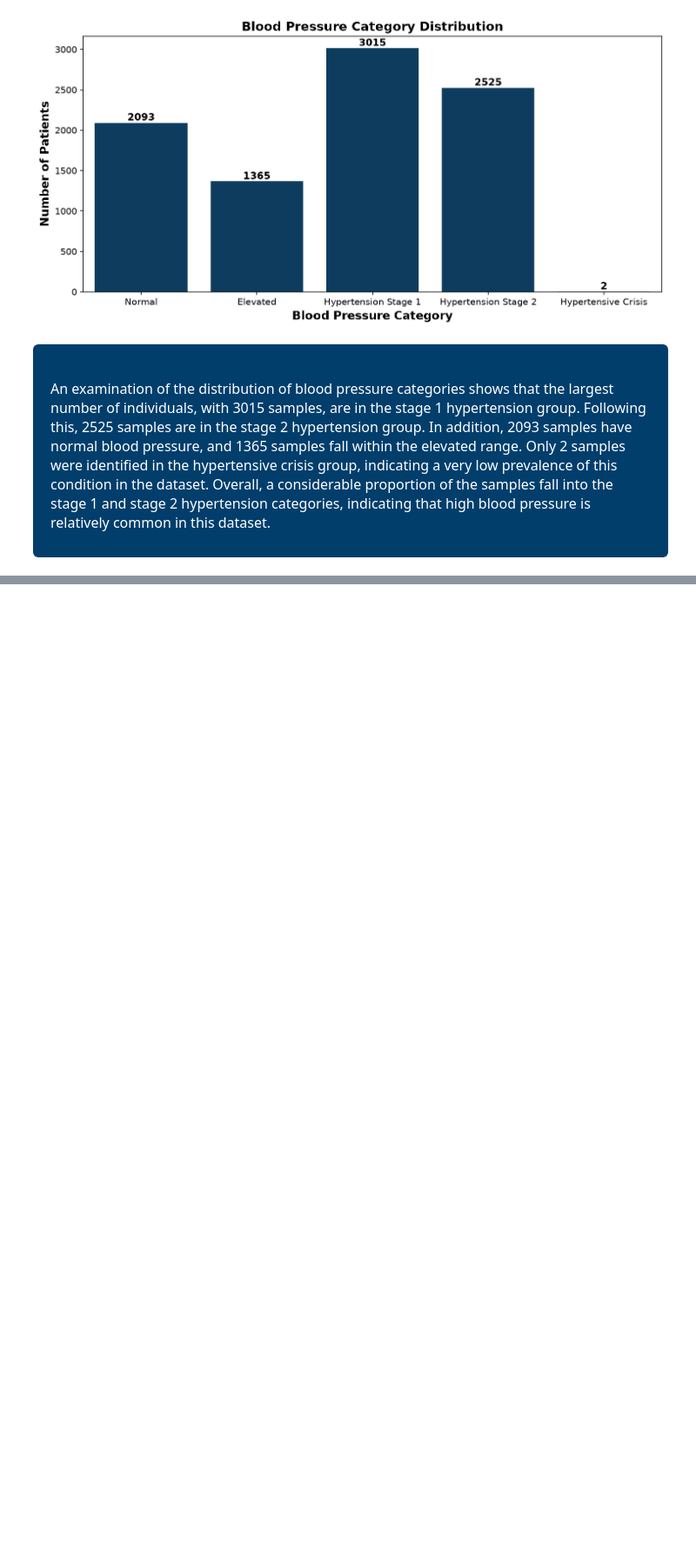
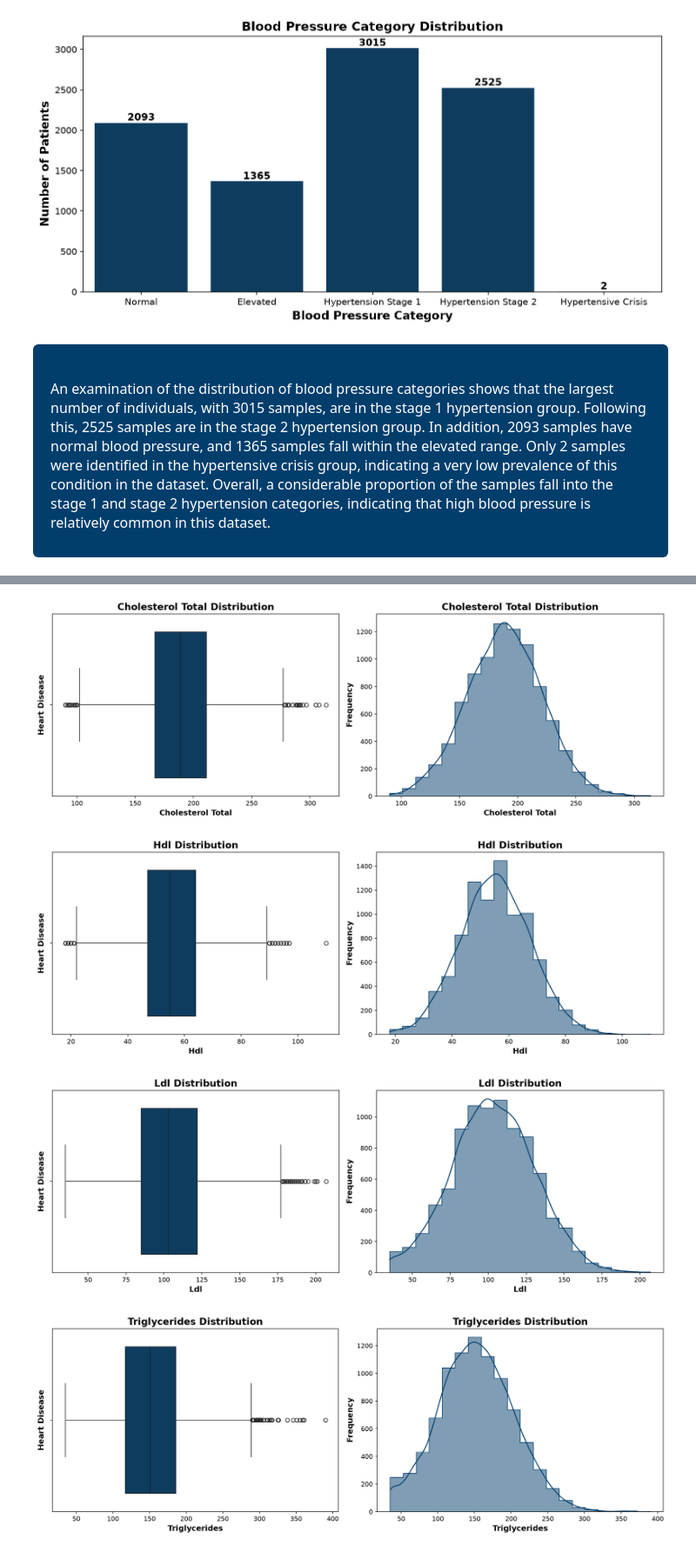
Before and after one commit to alimotamed-py/Kenko, a Jupyter notebook: ML/notebook/heart_disease.ipynb, the cells around one changed output, grey strips where cells are left out. Shown at 87% size. Cells and saved outputs as stored; diff of their text form; code cells hidden in the pictures; blank space fills up the shorter version.

```diff
--- a/ML/notebook/heart_disease.ipynb
+++ b/ML/notebook/heart_disease.ipynb
@@ -908,0 +908,2 @@ NameError: name 'plt' is not defined
+# %%
+lipid_features = ["cholesterol_total", "hdl", "ldl", "triglycerides"]
@@ -908,0 +922,26 @@ NameError: name 'plt' is not defined
+# %%
+for feature in lipid_features:
+    display_name = feature.replace("_", " ").title()
+    fig, axes = plt.subplots(1, 2, figsize=(14, 5), dpi=150)
+
+    # ================= Boxplot =================
+    sns.boxplot(data=data, x=feature, ax=axes[0], color="#013e6c")
+
+    axes[0].set_title(f"{display_name} Distribution", fontsize=15, fontweight="bold")
+    axes[0].set_xlabel(display_name, fontsize=12, fontweight="bold")
+    axes[0].set_ylabel("Heart Disease", fontsize=12, fontweight="bold")
+
+    # ================= Histogram =================
+    sns.histplot(data=data, x=feature, bins=20, kde=True, element="step", ax=axes[1], color="#013e6c")
+
+    axes[1].set_title(f"{display_name} Distribution", fontsize=15, fontweight="bold")
+    axes[1].set_xlabel(display_name, fontsize=12, fontweight="bold")
+    axes[1].set_ylabel("Frequency", fontsize=12, fontweight="bold")
+
+    plt.tight_layout()
+    plt.show()
+# %% [output]
+[figure, added]
+[figure, added]
+[figure, added]
+[figure, added]
```
Also changed, not shown: parts of 29 cells of this notebook.
